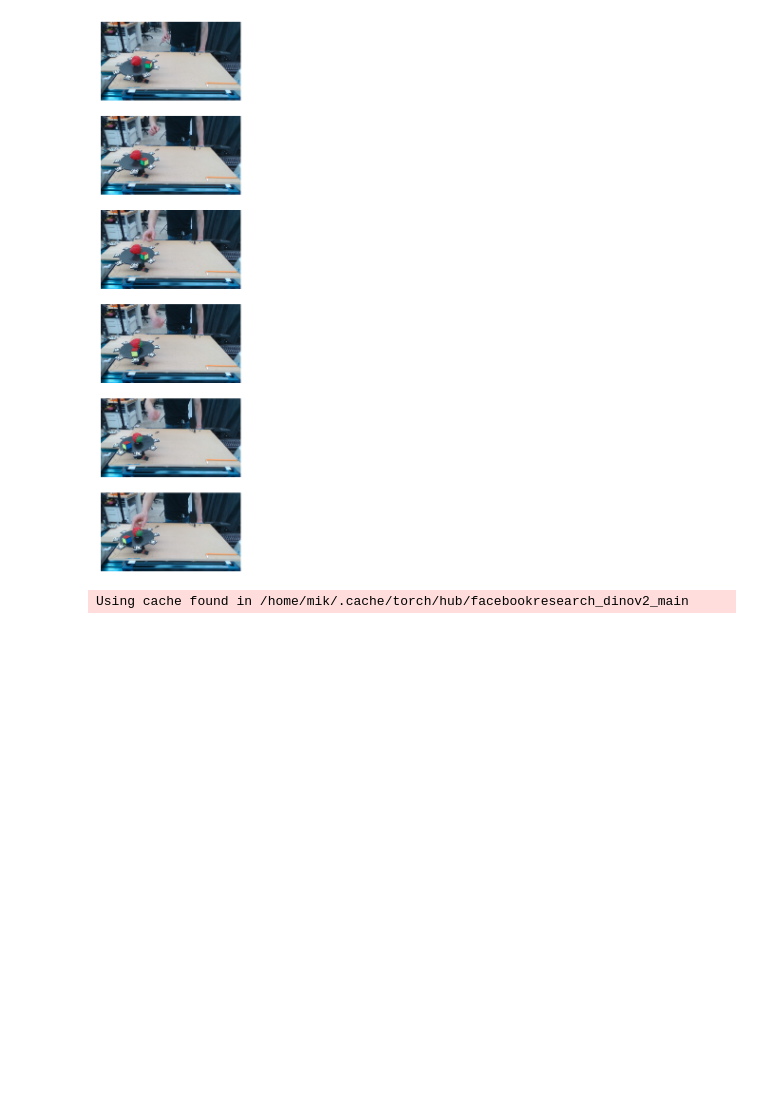
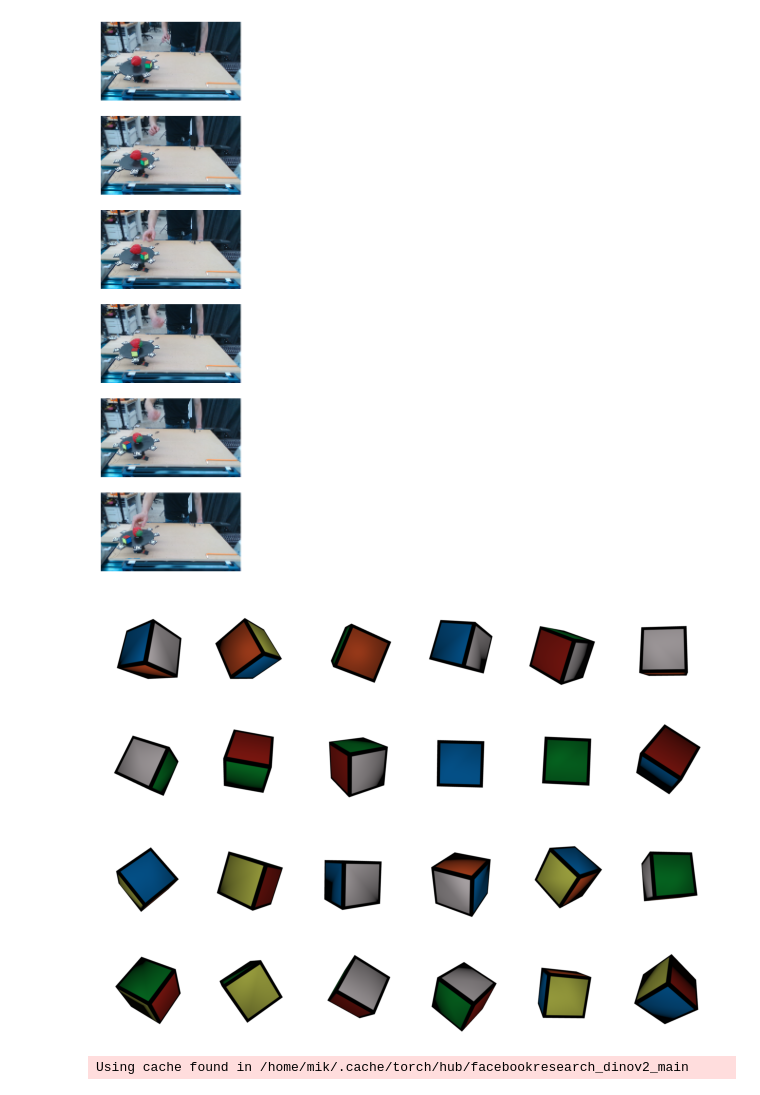
Before and after one commit to mr-mikmik/mik_tools, a Jupyter notebook: notebooks/cnos_test.ipynb, the cells around one changed output. Drawn from its saved outputs; the diff is of its cells as text; code cells hidden in the pictures; blank space fills up the shorter version.

Commit message:
updating notebooks (rendering and cnos) + adding test files

```diff
--- a/notebooks/cnos_test.ipynb
+++ b/notebooks/cnos_test.ipynb
@@ -110,9 +130,9 @@ for ax, img_i in zip(axes, imgs):
 [figure]
 # %%
 # Try the same but with mik cube:
-
+from mik_tools.aux.package_utils import get_test_mesh_path
 shape_id = 'rubik_block'
-mesh_path = '/home/mik/robot_ws/src/megapose6d_ros/meshes/rubik_block_test/rubik_block.ply'
+mesh_path = get_test_mesh_path('rubik_block.ply')
 
 w_pose_cf = compute_camera_pose(np.array([.2, 0.0, 0.0]), np.array([0.0, 0.0, 0.0]))
 K = np.array([[600., 0., 320.], [0., 600., 240.], [0., 0., 1.]])
@@ -131,6 +151,19 @@ w_X_of = pose_to_matrix(poses)
 vision_obs = vs_renderer.render_vision_color(w_X_of=w_X_of)
 
 object_rendered_dataset = [{'rendered_object': img_i} for img_i in vision_obs[0]]
+# %%
+# view vision observations:
+num_rows = 4
+num_cols = 6
+fig, axes = plt.subplots(num_rows, num_cols)
+for row_indx, ax_row in enumerate(axes):
+    for col_indx, ax_i in enumerate(ax_row):
+        ax_i.imshow(vision_obs[0][row_indx*num_cols+col_indx].transpose(1,2,0))
+        ax_i.set_axis_off()
+# Apply tight layout
+plt.tight_layout()
+# %% [output]
+[figure, added]
 # %%
 cnos = CNOS(object_rendered_dataset=object_rendered_dataset)
 # %% [output]
```
Also changed, not shown: parts of 5 cells of this notebook, 3 other files.
